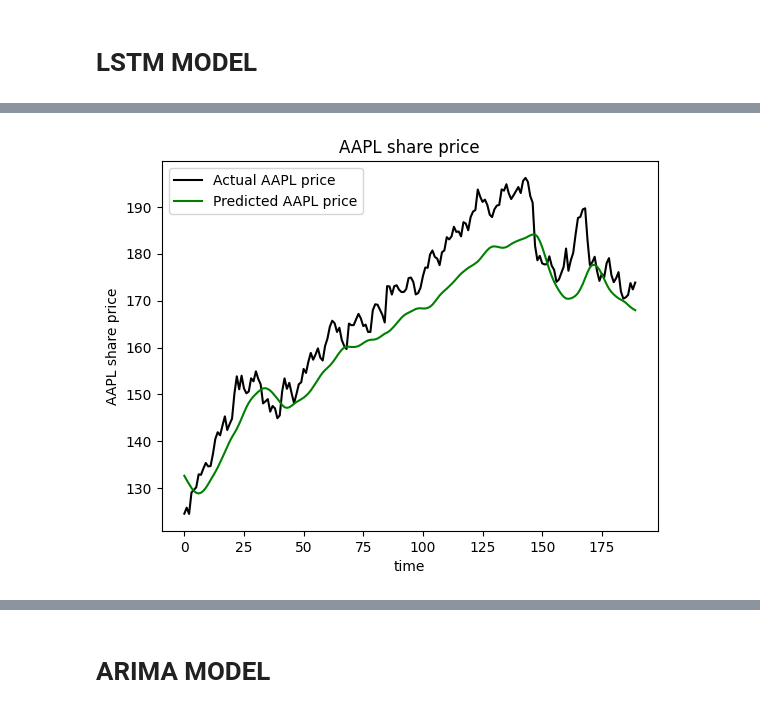
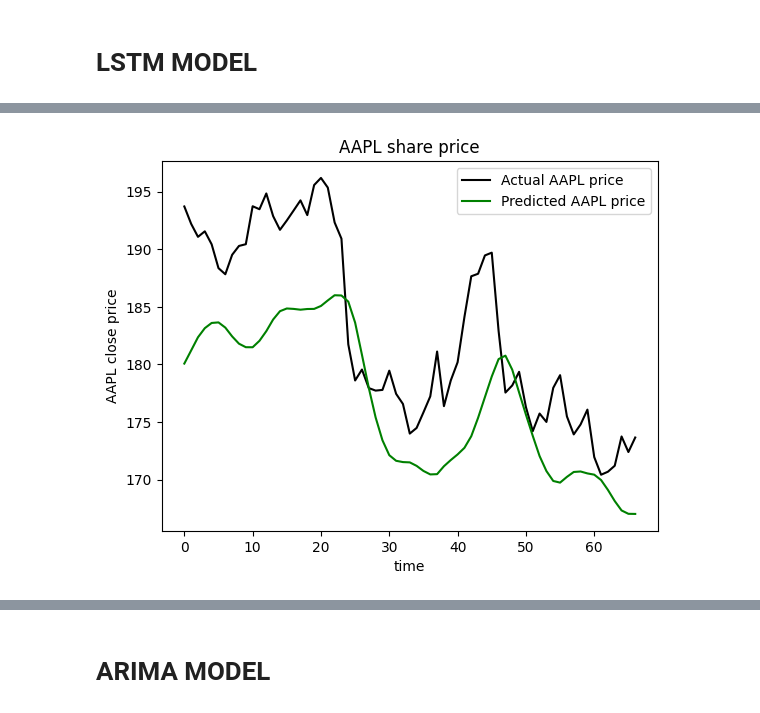
Before and after one commit to Hunglg-1430/Time-series-forecasting, a Jupyter notebook: stock_prediction_agent.ipynb, the cells around one changed output, grey strips where cells are left out. Cells and saved outputs as stored; diff of their text form; code cells hidden in the pictures.

```diff
--- a/stock_prediction_agent.ipynb
+++ b/stock_prediction_agent.ipynb
@@ -28,6 +41,6 @@ Petrolimex = PLC
 # %%
 start_date = dt.datetime(2013, 1, 1)
-end_date = dt.datetime(2023, 1, 1)
+end_date = dt.datetime(2023, 6, 30)
 df = pdr.get_data_yahoo('AAPL', start_date, end_date)
 display(df.head())
 # %% [output]
@@ -194,20 +190,0 @@ from pandas_datareader import data as pdr
-# %%
-def load_data(company, start, end):
-    """
-    Load data for the specified company and date range.
-
-    :param company: The company's stock symbol (str)
-    :param start: The starting date for the data range (str or datetime)
-    :param end: The ending date for the data range (str or datetime)
-    :return: A dataframe containing the relevant stock data (pandas.DataFrame)
-    """
-    # Create a Ticker object for the specified company
-    ticker = yf.Ticker(company)
-
-    # Download historical data for the specified date range
-    df = ticker.history(start=start, end=end)
-
-    # Rename the 'Close' column to match your original DataFrame
-    df.rename(columns={'Close': 'Close'}, inplace=True)
-
-    return df
@@ -376,26 +363,26 @@ predicted_prices = scaler.inverse_transform(predicted_prices)
 # %%
 # Plot the actual prices using a black line
 plt.plot(actual_prices, color='black', label=f"Actual {COMPANY} price")
 
 # Plot the predicted prices using a green line
 plt.plot(predicted_prices, color='green', label=f"Predicted {COMPANY} price")
 
 # Set the title of the plot using the company name
 plt.title(f"{COMPANY} share price")
 
 # Set the x-axis label as 'time'
 plt.xlabel("time")
 
 # Set the y-axis label using the company name
-plt.ylabel(f"{COMPANY} share price")
+plt.ylabel(f"{COMPANY} close price")
 
 # Display a legend to differentiate the actual and predicted prices
 plt.legend()
 
 # Show the plot on the screen
 plt.show()
 # %% [output]
-[figure, old version]
+[figure, new version]
 # %%
 # Extract the last 'prediction_days' values from the model inputs
 real_data = [model_inputs[len(model_inputs) + 1 - prediction_days:len(model_inputs + 1), 0]]
```
Also changed, not shown: parts of 15 cells of this notebook, 1 other file.
